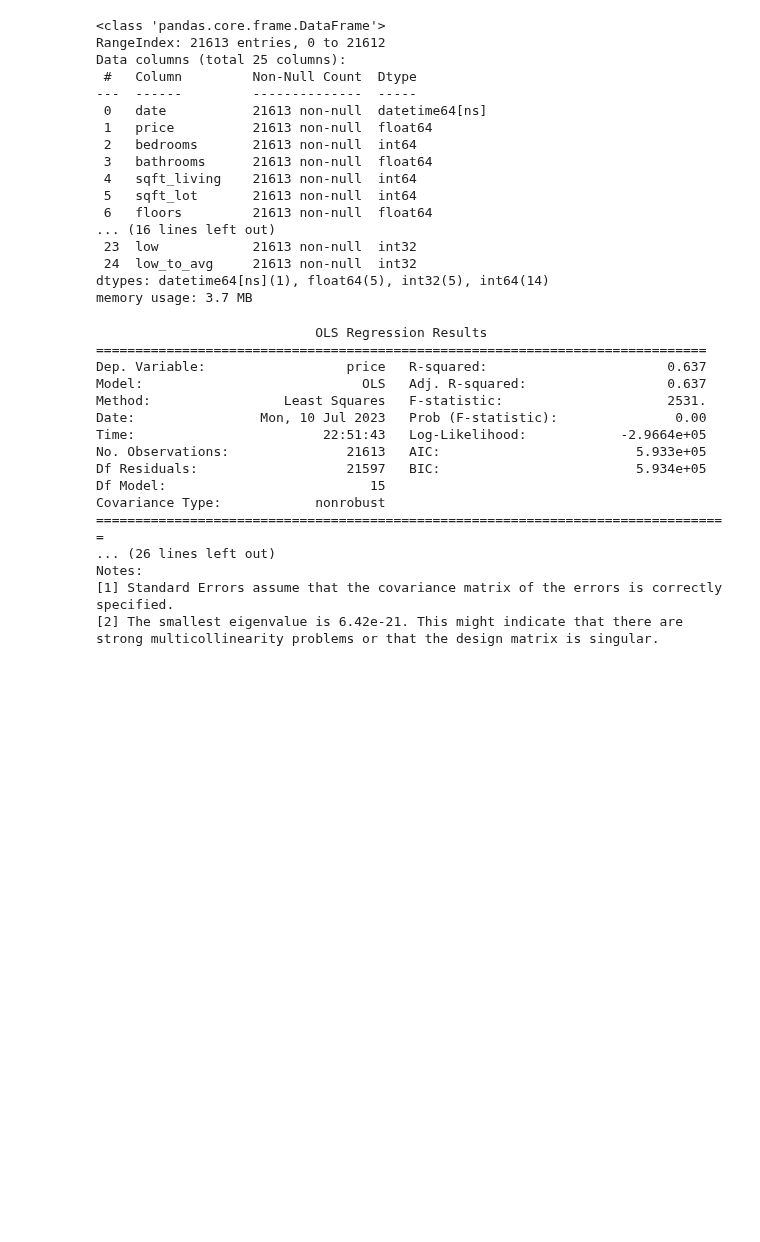
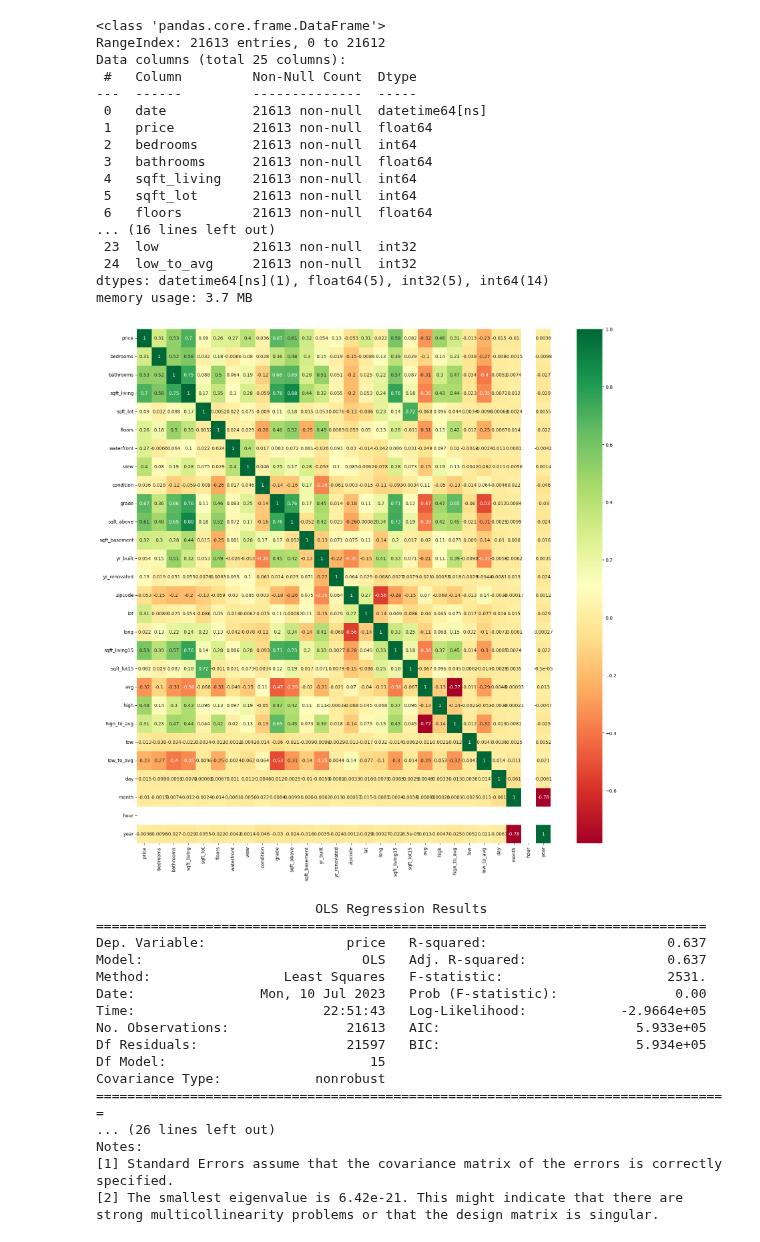
Before and after one commit to ChuHongHeMike/schulich_data_science_he55, a Jupyter notebook: Assignment/A3.ipynb, the cells around one changed output. Saved outputs shown, nothing was run; the diff lists cells and outputs as text; code cells hidden in the pictures; blank space fills up the shorter version.

```diff
--- a/Assignment/A3.ipynb
+++ b/Assignment/A3.ipynb
@@ -131,13 +132,21 @@ df1['hour'] = df1['date'].dt.hour
 df1['year'] = df1['date'].dt.year
 df1.drop(columns= 'date',inplace=True) #Converting them into specific variables, like exact day or month
 # %%
+x1= df1
 x = df1.drop('price', axis=1)#Set up Indepandent numerical + categorical variables
 y = df1[['price']] #Set uo depandent variable
+corrmat = x1.corr() #Checking the Strong Correlation to the Target Variable
+top_corr_features = corrmat.index
+plt.figure(figsize=(20,20))
+g=sns.heatmap(x1[top_corr_features].corr(),annot=True,cmap="RdYlGn")
+
 categorical_features = ['waterfront', 'view', 'condition','avg', 'high', 'hign_to_avg', 'low',
                                     'low_to_avg', 'yr_built' ,'yr_renovated']  # Specify the categorical column names
 
 numerical_features = ['bedrooms' , 'bathrooms' , 'sqft_living' , 'sqft_lot', 'floors','sqft_above',
                       'sqft_basement'] # Specify the numerical column names
+# %% [output]
+[figure, added]
 # %%
 model = sm.OLS(y, x[categorical_features+numerical_features]) #do the OLS first to see how many there are influencial points
 results = model.fit()
```
Also changed, not shown: parts of 2 cells of this notebook.
